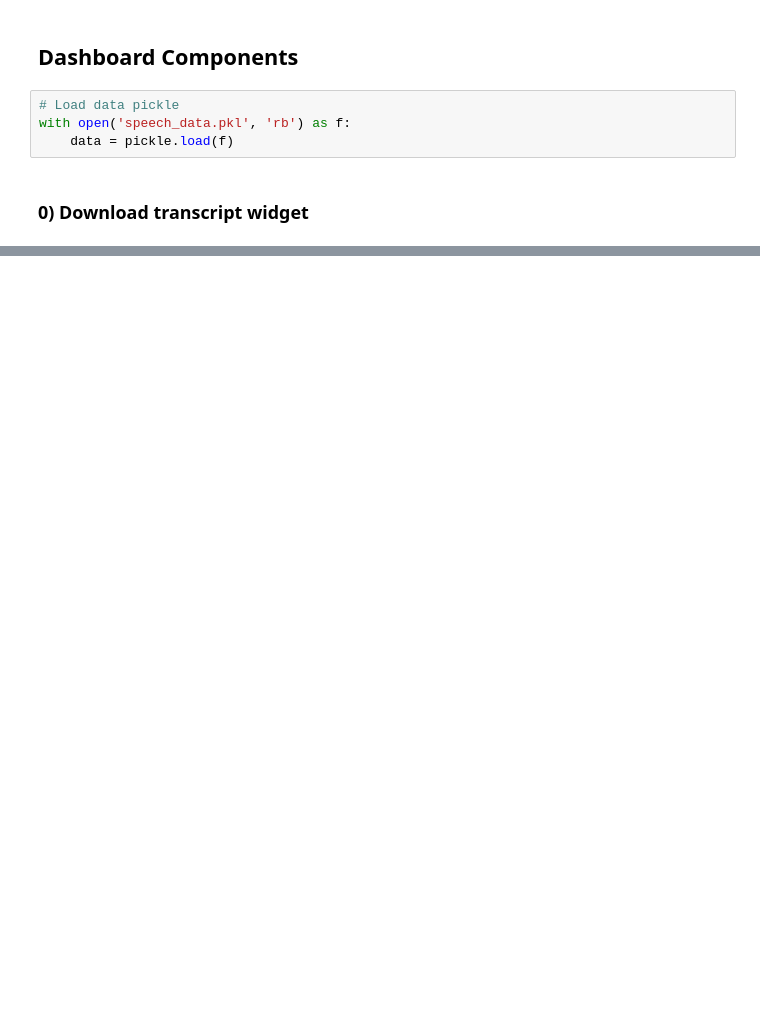
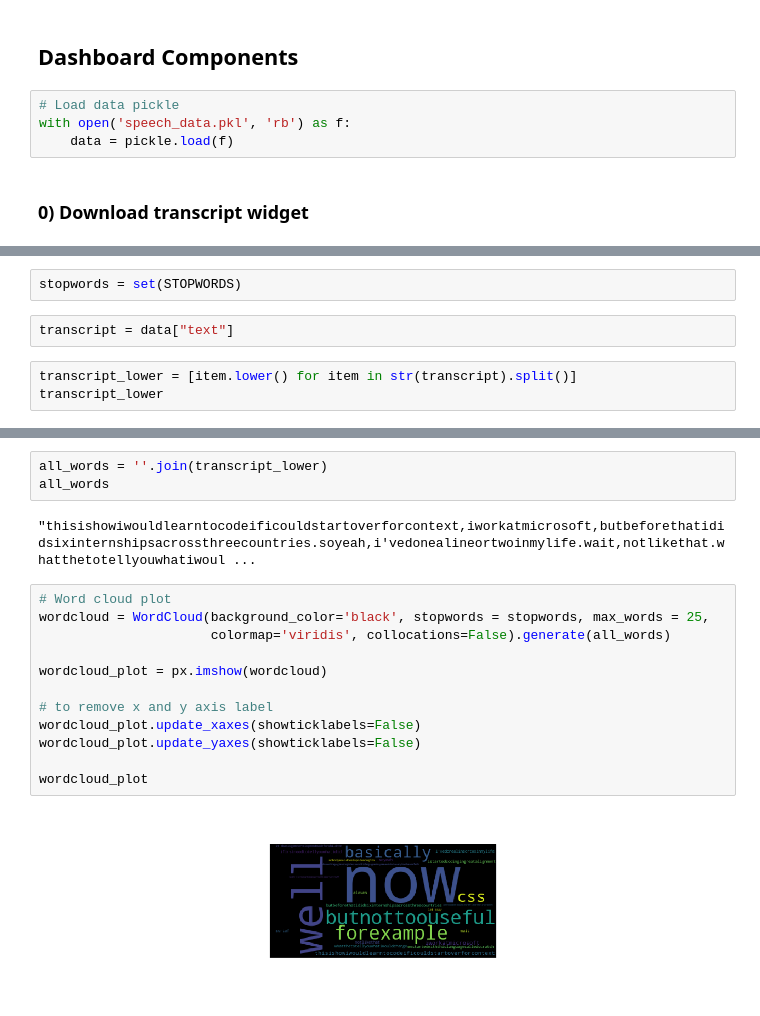
Before and after one commit to jacklvd/Audio_Data_Project, a Jupyter notebook: speech_app.ipynb, the cells around one changed output, grey strips where cells are left out. Cells and saved outputs as stored; diff of their text form; blank space fills up the shorter version.

```diff
--- a/speech_app.ipynb
+++ b/speech_app.ipynb
@@ -87,0 +156,7 @@ TypeError: 'builtin_function_or_method' object is not subscriptable
+# %%
+stopwords = set(STOPWORDS)
+# %%
+transcript = data["text"]
+# %%
+transcript_lower = [item.lower() for item in str(transcript).split()]
+transcript_lower
@@ -87,0 +181,19 @@ TypeError: 'builtin_function_or_method' object is not subscriptable
+# %%
+all_words = ''.join(transcript_lower)
+all_words
+# %% [output]
+"thisishowiwouldlearntocodeificouldstartoverforcontext,iworkatmicrosoft,butbeforethatididsixinternshipsacrossthreecountries.soyeah,i'vedonealineortwoinmylife.wait,notlikethat.whatthetotellyouwhatiwoul ...
+# %%
+# Word cloud plot
+wordcloud = WordCloud(background_color='black', stopwords = stopwords, max_words = 25,
+                      colormap='viridis', collocations=False).generate(all_words)
+
+wordcloud_plot = px.imshow(wordcloud)
+
+# to remove x and y axis label
+wordcloud_plot.update_xaxes(showticklabels=False)
+wordcloud_plot.update_yaxes(showticklabels=False)
+
+wordcloud_plot
+# %% [output]
+[figure, added]
```
Also changed, not shown: parts of 24 cells of this notebook.
